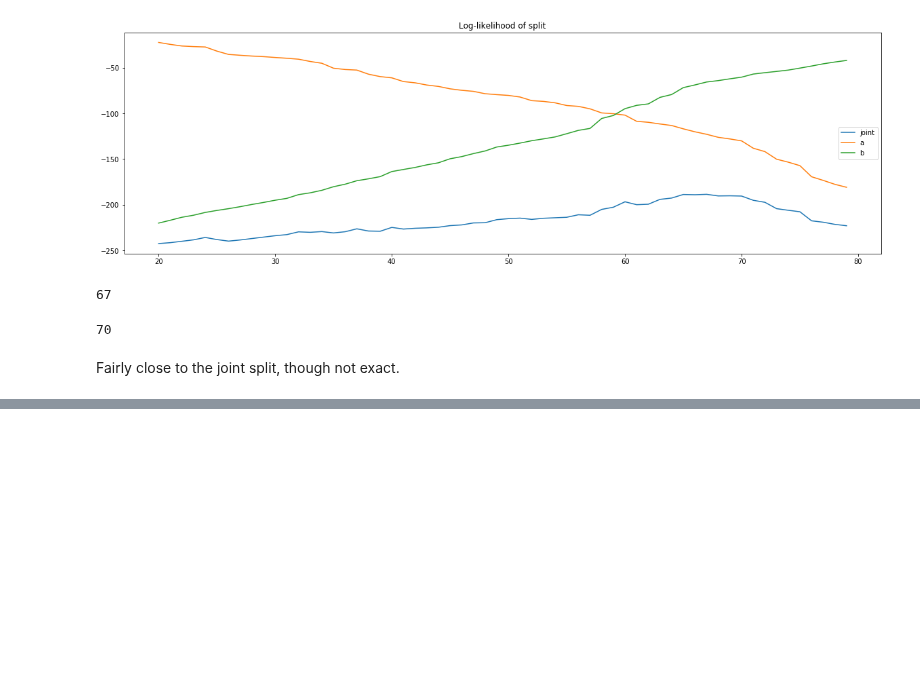
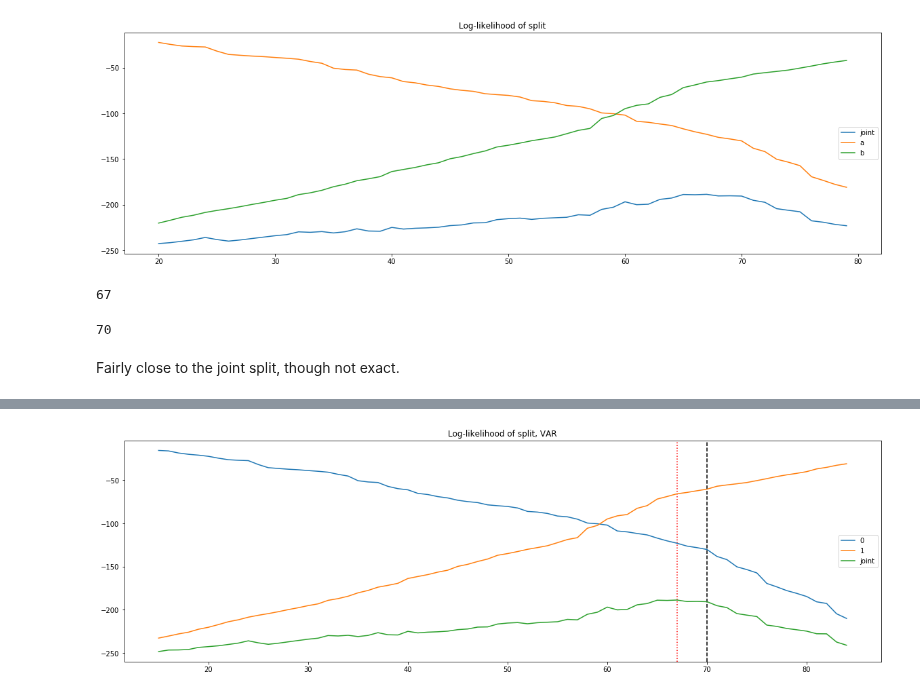
Before and after one commit to NowanIlfideme/masters_switching_models, a Jupyter notebook: notebooks/known_model_break.ipynb, the cells around one changed output, grey strips where cells are left out. Cells and saved outputs as stored; diff of their text form; code cells hidden in the pictures; blank space fills up the shorter version.

```diff
--- a/notebooks/known_model_break.ipynb
+++ b/notebooks/known_model_break.ipynb
@@ -235,0 +250,10 @@ Fairly close to the joint split, though not exact.
+# %%
+iz, df_z, _ = max_joint_likelihood(z2, fit_var(3), buffer=15)
+# %%
+fig, ax = plt.subplots(1, 1, figsize=(20, 6))
+ax.set_title('Log-likelihood of split, VAR model')
+ax.axvline(break_T, color='black', linestyle='--')
+ax.axvline(iz, color='red', linestyle=':')
+df_z.plot(ax=ax);
+# %% [output]
+[figure, added]
```
Also changed, not shown: parts of 4 cells of this notebook, 2 other files.
